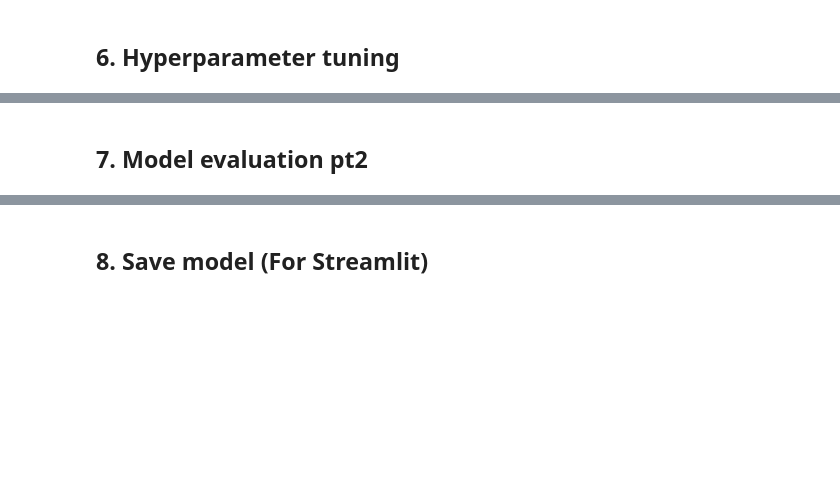
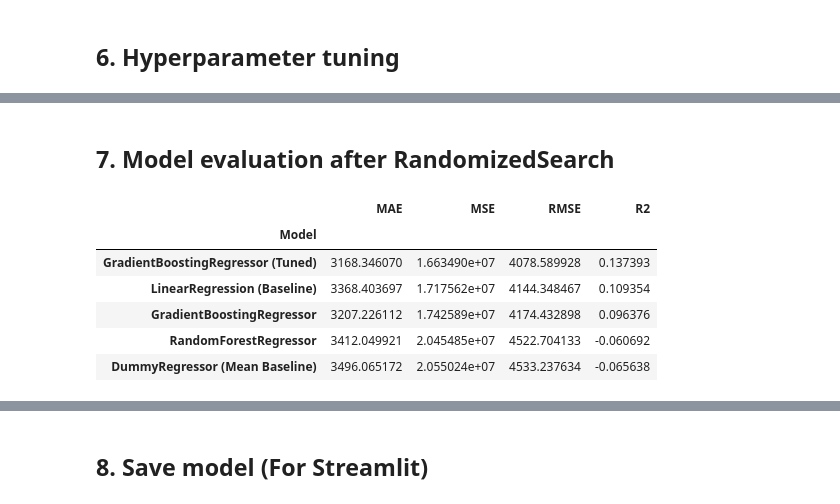
Before and after one commit to Nathan-James9/MLDP-Project-2026, a Jupyter notebook: MLDP-Project.ipynb, the cells around one changed output, grey strips where cells are left out. Cells and saved outputs as stored; diff of their text form; code cells hidden in the pictures; blank space fills up the shorter version.

```diff
--- a/MLDP-Project.ipynb
+++ b/MLDP-Project.ipynb
@@ -431,2 +414,25 @@ print("Best CV RMSE:", best_cv_rmse)
 # %% [markdown]
-## 7. Model evaluation pt2
+## 7. Model evaluation after RandomizedSearch
+# %%
+# Extract the tuned best pipeline
+best_gb_pipe = rs_gb.best_estimator_
+
+# Predict on test set
+pred_gb_tuned = best_gb_pipe.predict(X_test)
+
+# Evaluate using your existing metric function
+m_gb_tuned = regression_metrics(y_test, pred_gb_tuned)
+m_gb_tuned["Model"] = "GradientBoostingRegressor (Tuned)"
+results.append(m_gb_tuned)
+
+# Compare again
+results_df = pd.DataFrame(results).set_index("Model").sort_values("RMSE")
+results_df
+# %% [output]
+|  | MAE | MSE | RMSE | R2 |
+| Model |  |  |  |  |
+| GradientBoostingRegressor (Tuned) | 3168.346070 | 1.663490e+07 | 4078.589928 | 0.137393 |
+| LinearRegression (Baseline) | 3368.403697 | 1.717562e+07 | 4144.348467 | 0.109354 |
+| GradientBoostingRegressor | 3207.226112 | 1.742589e+07 | 4174.432898 | 0.096376 |
+| RandomForestRegressor | 3412.049921 | 2.045485e+07 | 4522.704133 | -0.060692 |
+| DummyRegressor (Mean Baseline) | 3496.065172 | 2.055024e+07 | 4533.237634 | -0.065638 |
```
Also changed, not shown: parts of 6 cells of this notebook, 2 other files.
